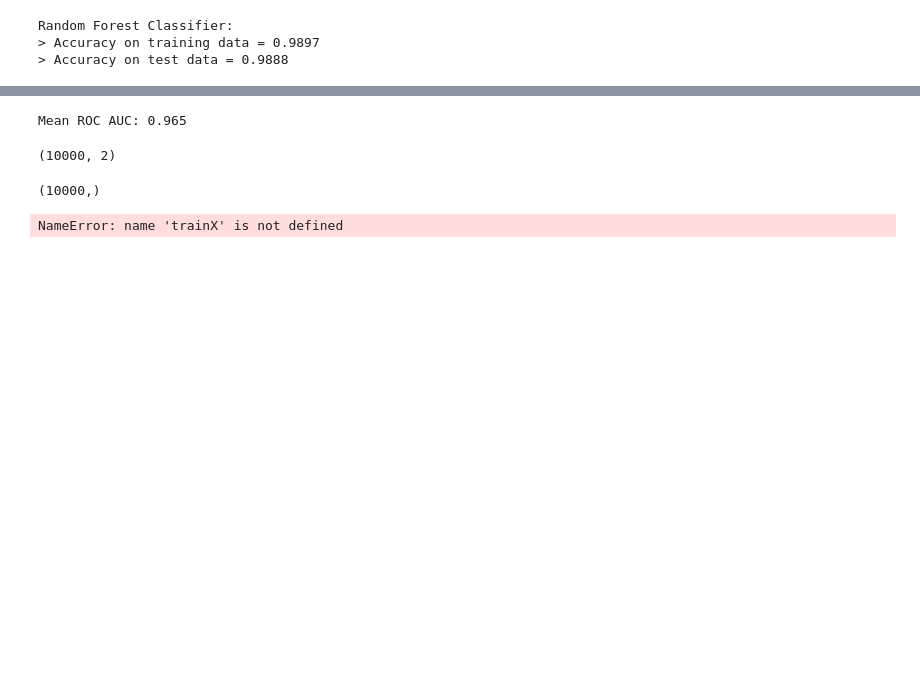
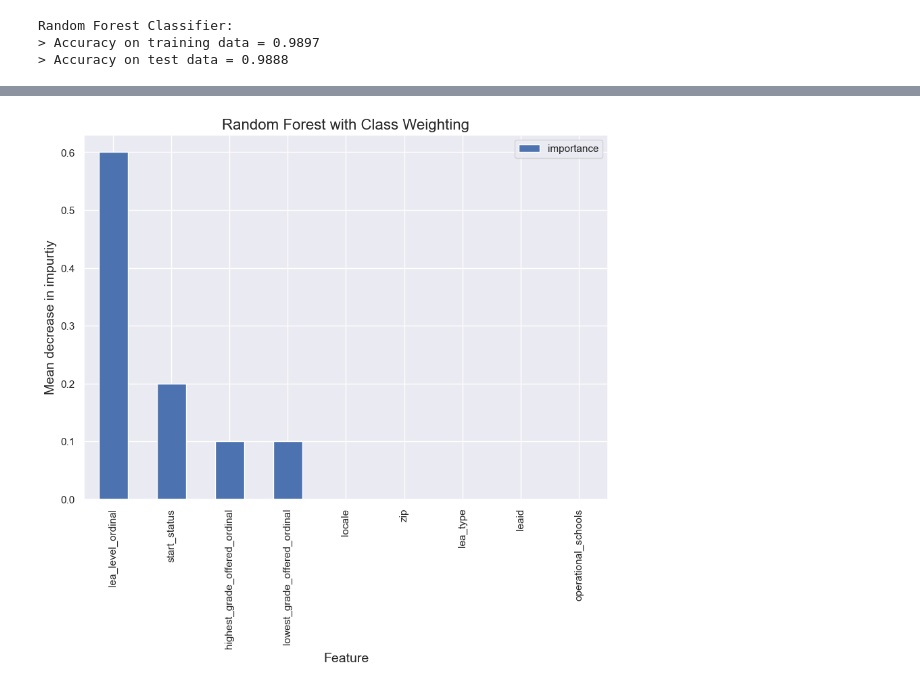
Before and after one commit to emilyslopez/datasci_practice_projects, a Jupyter notebook: predictive_modeling/LEA_predictive_modeling.ipynb, the cells around one changed output, grey strips where cells are left out. Drawn from its saved outputs; the diff is of its cells as text; code cells hidden in the pictures; blank space fills up the shorter version.

```diff
--- a/predictive_modeling/LEA_predictive_modeling.ipynb
+++ b/predictive_modeling/LEA_predictive_modeling.ipynb
@@ -1094,3 +975,18 @@ Specifically, it provides a version of bagging that uses a random undersampling
+# %%
+sns.set()
+
+feat_imps = pd.DataFrame({'importance': model_rc.feature_importances_}, index=x.columns)
+feat_imps.sort_values(by='importance', ascending=False, inplace=True)
+feat_imps.plot(kind='bar', figsize=(10,7))
+
+
+plt.title('Random Forest with Class Weighting', fontsize= 16)
+plt.ylabel('Mean decrease in impurtiy', fontsize = 14)
+plt.xlabel('Feature', fontsize=14)
+plt.legend()
+plt.show()
+# %% [output]
+[figure, added]
 # %%
 y# This approach adjusts the weights inversely proportional to class frequencies, helping to mitigate the impact of imbalance.
 from sklearn.linear_model import LogisticRegression
@@ -1102,29 +998,3 @@ from sklearn.utils.class_weight import compute_class_weight
 
 # model = LogisticRegression(class_weight=class_weights_dict)
 # model.fit(X, y)
-# %%
-# generate dataset
-X, y = make_classification(n_samples=10000, n_features=2, n_redundant=0,
- n_clusters_per_class=1, weights=[0.99], flip_y=0, random_state=4)
-# define model
-model = BalancedBaggingClassifier()
-# define evaluation procedure
-cv = RepeatedStratifiedKFold(n_splits=10, n_repeats=3, random_state=1)
-# evaluate model
-scores = cross_val_score(model, X, y, scoring='roc_auc', cv=cv, n_jobs=-1)
-# summarize performance
-print('Mean ROC AUC: %.3f' % mean(scores))
-# %% [output]
-Mean ROC AUC: 0.965
-# %%
-X.shape
-# %% [output]
-(10000, 2)
-# %%
-y.shape
-# %% [output]
-(10000,)
-# %%
-trainX.shape
-# %% [output]
-NameError: name 'trainX' is not defined
```
Also changed, not shown: parts of 19 cells of this notebook.
